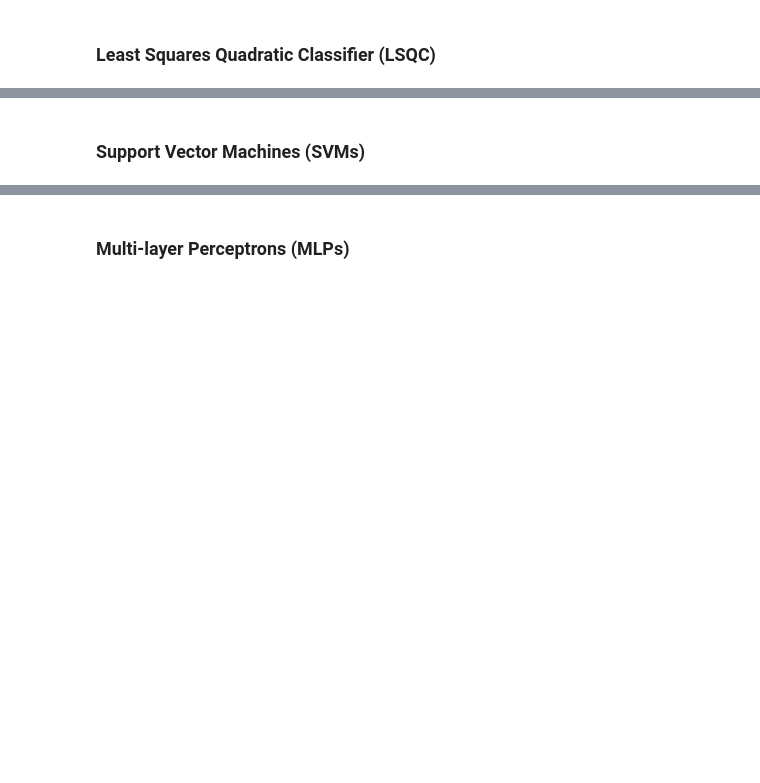
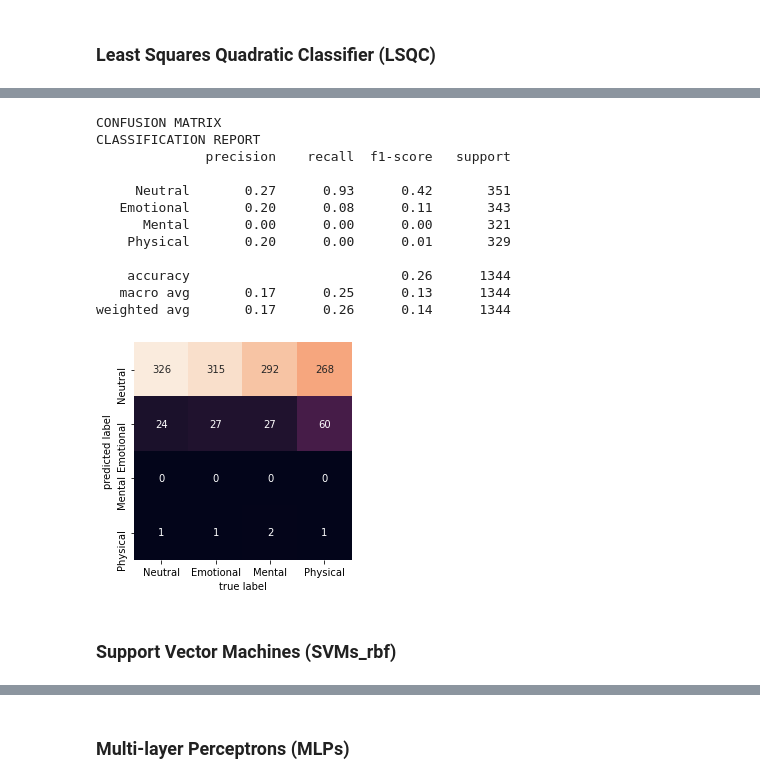
Before and after one commit to xaviersantos/dm, a Jupyter notebook: project/final_project.ipynb, the cells around one changed output, grey strips where cells are left out. Drawn from its saved outputs; the diff is of its cells as text; code cells hidden in the pictures; blank space fills up the shorter version.

Commit message:
reduction of the dataset on the best 40 features given by the pdf (without applying genetic algorithm), application of classifiers, confusion matrix and statistics

```diff
--- a/project/final_project.ipynb
+++ b/project/final_project.ipynb
@@ -107,0 +146,6 @@ y shape = (4480,)
+# %%
+from sklearn.model_selection import train_test_split
+#a=np.linspace(1120,4479, num=3360)
+#X=X.drop(a)
+#y=y.drop(a)
+X_train, X_test, y_train, y_test = train_test_split(X, y, test_size=0.3) # 70% training and 30% test
@@ -108,3 +161,17 @@ y shape = (4480,)
+# %%
+def get_confusion_matrix(y_pred):
+    mat = confusion_matrix(y_test, y_pred)
+    print("CONFUSION MATRIX")
+    hm=sns.heatmap(mat.T, square=True, annot=True, fmt='d', cbar=False,
+                xticklabels=['Neutral','Emotional','Mental','Physical'],
+                yticklabels=['Neutral','Emotional','Mental','Physical'])
+    plt.xlabel('true label')
+    plt.ylabel('predicted label');
+# %%
+def get_classification_report(y_pred):
+    print("CLASSIFICATION REPORT")
+    print(classification_report(y_test, y_pred,
+                            target_names=['Neutral','Emotional','Mental','Physical']))
 # %% [markdown]
 ## Feature Selection
 # %%
@@ -167,0 +242,7 @@ print("\nAverage 40-Fold CV Score: {}".format(np.mean(reg_quadratic_scores)))
+# %%
+%%time
+vsmc_linear = SVC(kernel='linear', random_state=0, probability=True,max_iter=100000) #Support Vector Machine Linear
+vsmc_linear.fit(X_train,y_train)
+y_pred_svm_linear=vsmc_linear.predict(X_test)
+accuracy_svm_linear="{:.2%}".format(metrics.accuracy_score(y_test, y_pred_svm_linear))
+%time
@@ -168,2 +252,19 @@ print("\nAverage 40-Fold CV Score: {}".format(np.mean(reg_quadratic_scores)))
+# %%
+get_confusion_matrix(y_pred_svm_linear);
+get_classification_report(y_pred_svm_linear);
+# %% [output]
+CONFUSION MATRIX
+CLASSIFICATION REPORT
+              precision    recall  f1-score   support
+
+     Neutral       0.27      0.93      0.42       351
+   Emotional       0.20      0.08      0.11       343
+      Mental       0.00      0.00      0.00       321
+    Physical       0.20      0.00      0.01       329
+
+    accuracy                           0.26      1344
+   macro avg       0.17      0.25      0.13      1344
+weighted avg       0.17      0.26      0.14      1344
+[figure, added]
 # %% [markdown]
-### Support Vector Machines (SVMs)
+### Support Vector Machines (SVMs_rbf)
```
Also changed, not shown: parts of 25 cells of this notebook, 1 other file.
